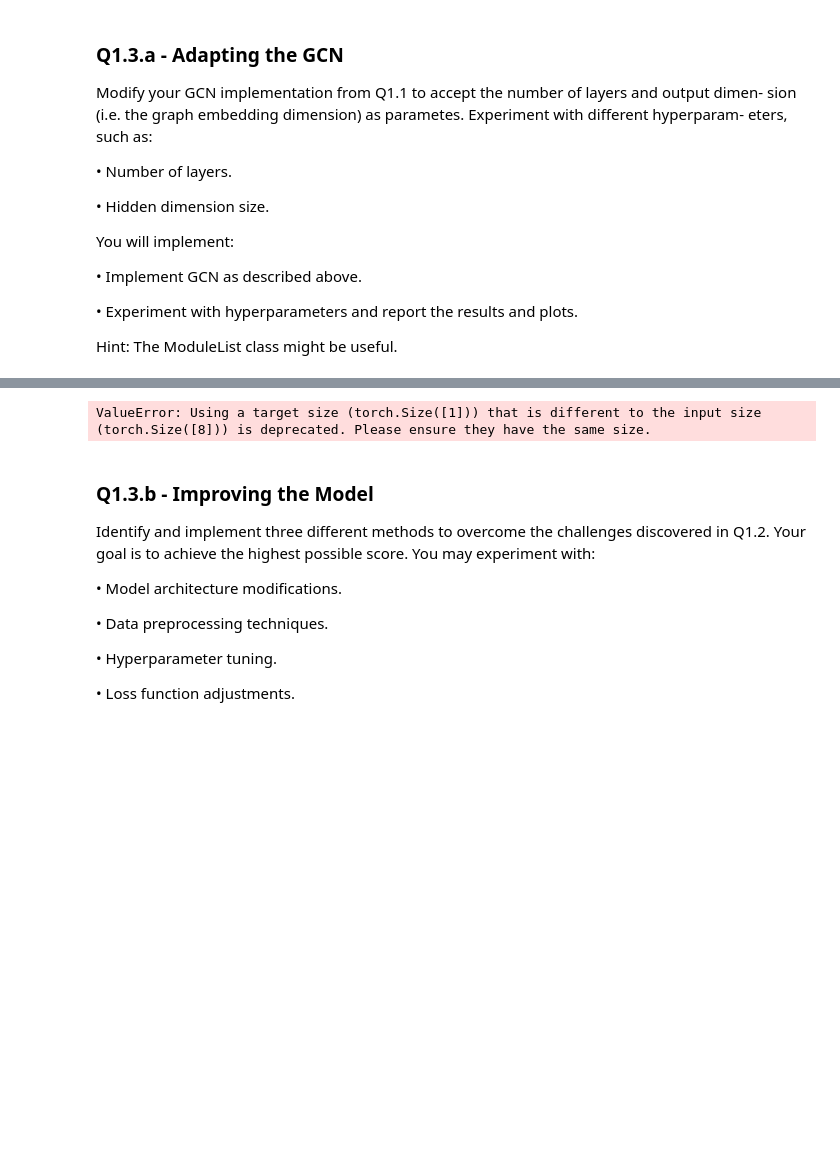
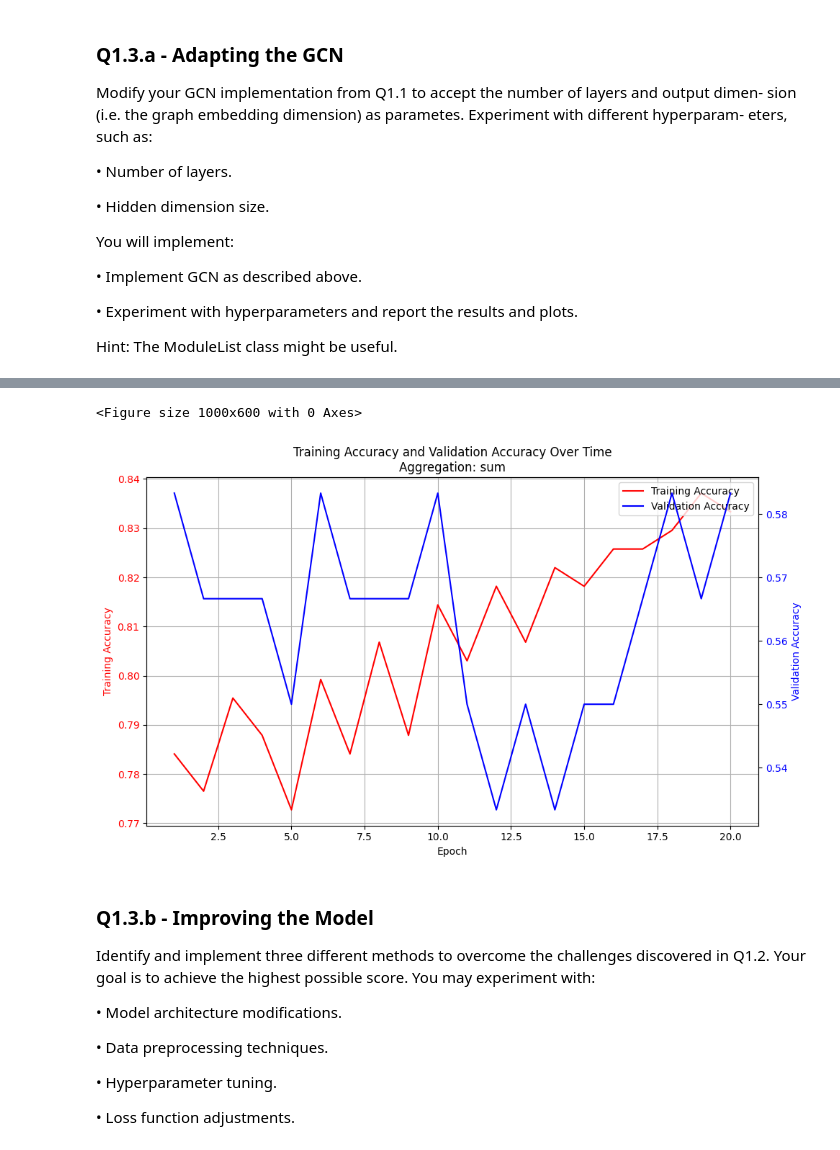
Before and after one commit to ViyanR/dgl_2425_cw1, a Jupyter notebook: q1_graph_classification.ipynb, the cells around one changed output, grey strips where cells are left out. Saved outputs shown, nothing was run; the diff lists cells and outputs as text; code cells hidden in the pictures; blank space fills up the shorter version.

```diff
--- a/q1_graph_classification.ipynb
+++ b/q1_graph_classification.ipynb
@@ -865,12 +862,12 @@ class MyGraphNeuralNetwork2(nn.Module):
 # END OF MODIFICATION
 # ####################################################
 # %%
-# from sklearn.model_selection import train_test_split
 # Run different hyper params here
-
+from sklearn.model_selection import GridSearchCV
 # Load data
 train_data = read_json_data(TRAIN_DATA_PATH, has_label=True) #returns a list of (X,A,y) - features, Adj Matrix, per Graph label
 eval_data = read_json_data(EVAL_DATA_PATH, has_label=True) #returns a list of (X,A,y) - features, Adj Matrix, per Graph label
+
 
 # Initialising the model
 input_dim = 10
@@ -896,12 +893,12 @@ train_losses, train_acc, eval_acc, train_f1, eval_f1 = train_model(
     train_data,
     eval_data, #plotting eval data on purpose to see how eval dataset performance looks like
     epochs=num_epochs,
-    graph_aggregation_method="mean",
+    graph_aggregation_method="sum",
     verbose=True
 )
 
 # Visualising
-plot_training_and_validation(train_acc, eval_acc, "mean")
+plot_training_and_validation(train_acc, eval_acc, "sum")
 # %% [output]
 MyGraphNeuralNetwork2(
   (gcn_layers): ModuleList(
@@ -911,4 +920,5 @@ MyGraphNeuralNetwork2(
-ValueError: Using a target size (torch.Size([1])) that is different to the input size (torch.Size([8])) is deprecated. Please ensure they have the same size.
+<Figure size 1000x600 with 0 Axes>
+[figure, added]
 # %% [markdown]
 ### Q1.3.b - Improving the Model
 Identify and implement three different methods to overcome the challenges discovered in
```
Also changed, not shown: parts of 11 cells of this notebook.
